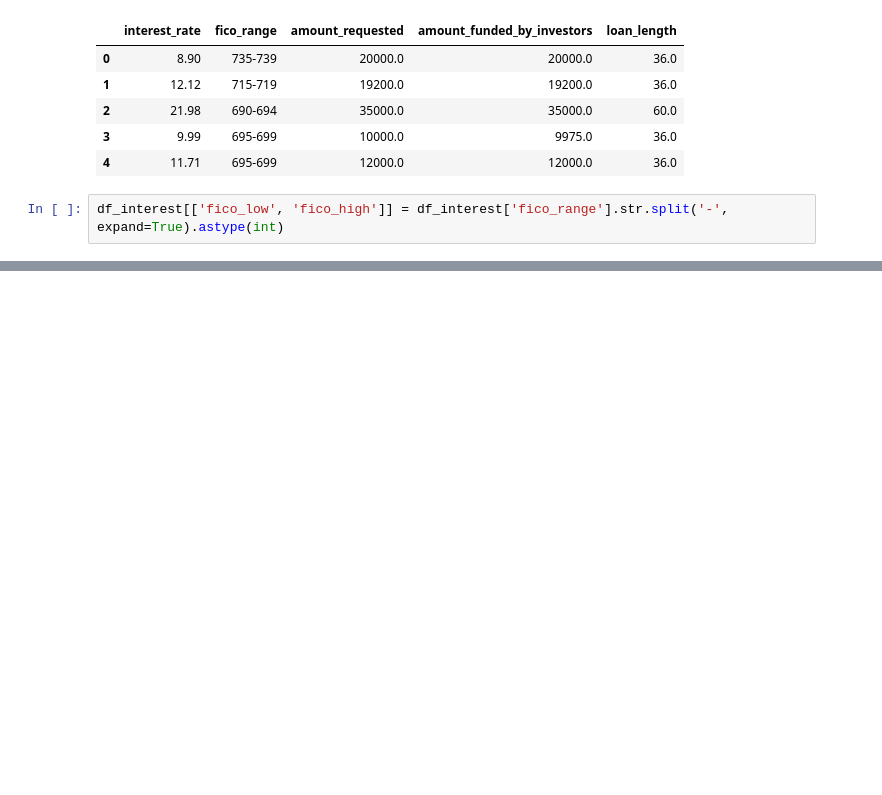
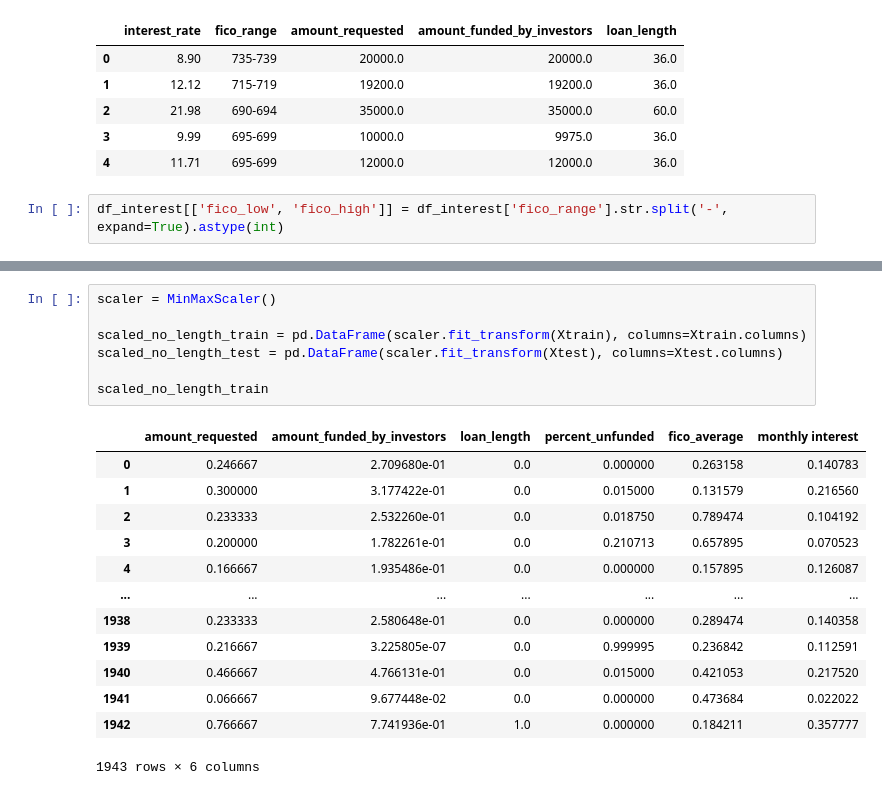
Before and after one commit to j-forte/Liner-Regression_CaseStudy, a Jupyter notebook: main2electricboogaloo.ipynb, the cells around one changed output, grey strips where cells are left out. Cells and saved outputs as stored; diff of their text form; blank space fills up the shorter version.

```diff
--- a/main2electricboogaloo.ipynb
+++ b/main2electricboogaloo.ipynb
@@ -137,0 +166,21 @@ ValueError: Index data must be 1-dimensional
+# %%
+scaler = MinMaxScaler()
+
+scaled_no_length_train = pd.DataFrame(scaler.fit_transform(Xtrain), columns=Xtrain.columns)
+scaled_no_length_test = pd.DataFrame(scaler.fit_transform(Xtest), columns=Xtest.columns)
+
+scaled_no_length_train
+# %% [output]
+|  | amount_requested | amount_funded_by_investors | loan_length | percent_unfunded | fico_average | monthly interest |
+| 0 | 0.246667 | 2.709680e-01 | 0.0 | 0.000000 | 0.263158 | 0.140783 |
+| 1 | 0.300000 | 3.177422e-01 | 0.0 | 0.015000 | 0.131579 | 0.216560 |
+| 2 | 0.233333 | 2.532260e-01 | 0.0 | 0.018750 | 0.789474 | 0.104192 |
+| 3 | 0.200000 | 1.782261e-01 | 0.0 | 0.210713 | 0.657895 | 0.070523 |
+| 4 | 0.166667 | 1.935486e-01 | 0.0 | 0.000000 | 0.157895 | 0.126087 |
+| ... | ... | ... | ... | ... | ... | ... |
+| 1938 | 0.233333 | 2.580648e-01 | 0.0 | 0.000000 | 0.289474 | 0.140358 |
+| 1939 | 0.216667 | 3.225805e-07 | 0.0 | 0.999995 | 0.236842 | 0.112591 |
+| 1940 | 0.466667 | 4.766131e-01 | 0.0 | 0.015000 | 0.421053 | 0.217520 |
+| 1941 | 0.066667 | 9.677448e-02 | 0.0 | 0.000000 | 0.473684 | 0.022022 |
+| 1942 | 0.766667 | 7.741936e-01 | 1.0 | 0.000000 | 0.184211 | 0.357777 |
+1943 rows × 6 columns
```
Also changed, not shown: parts of 15 cells of this notebook.
